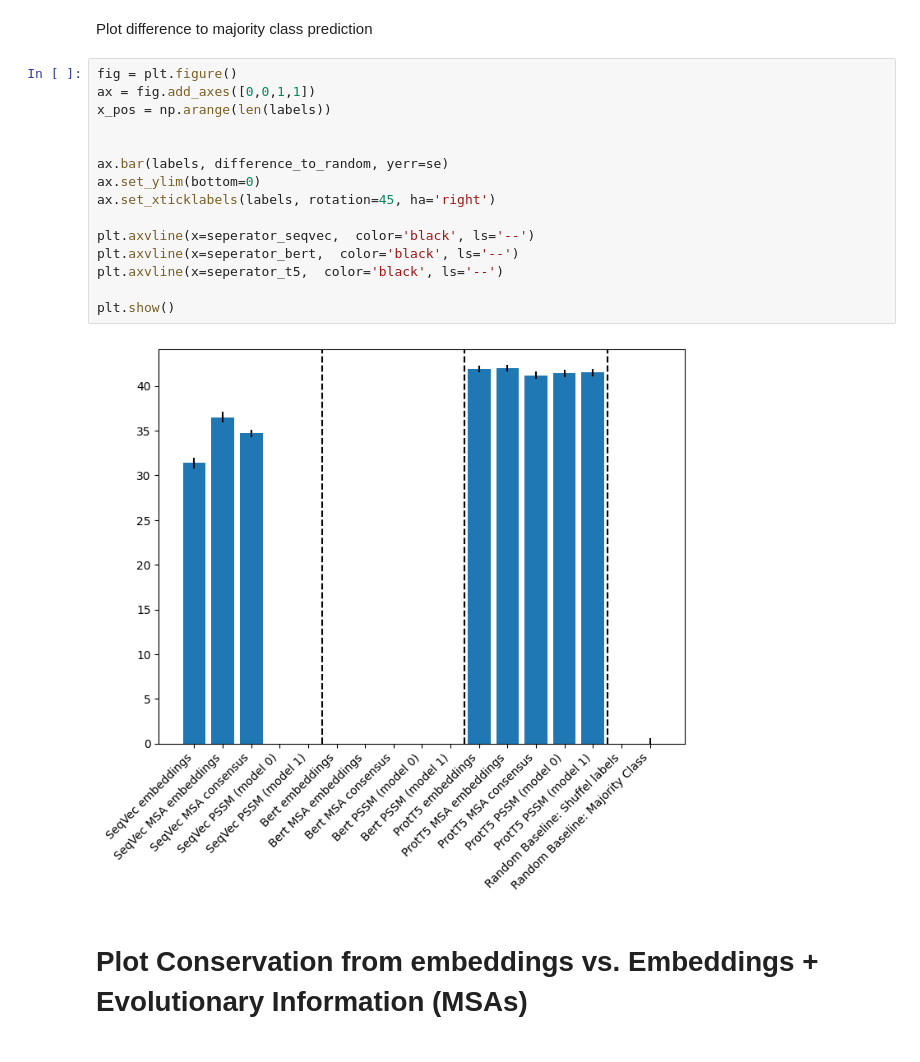
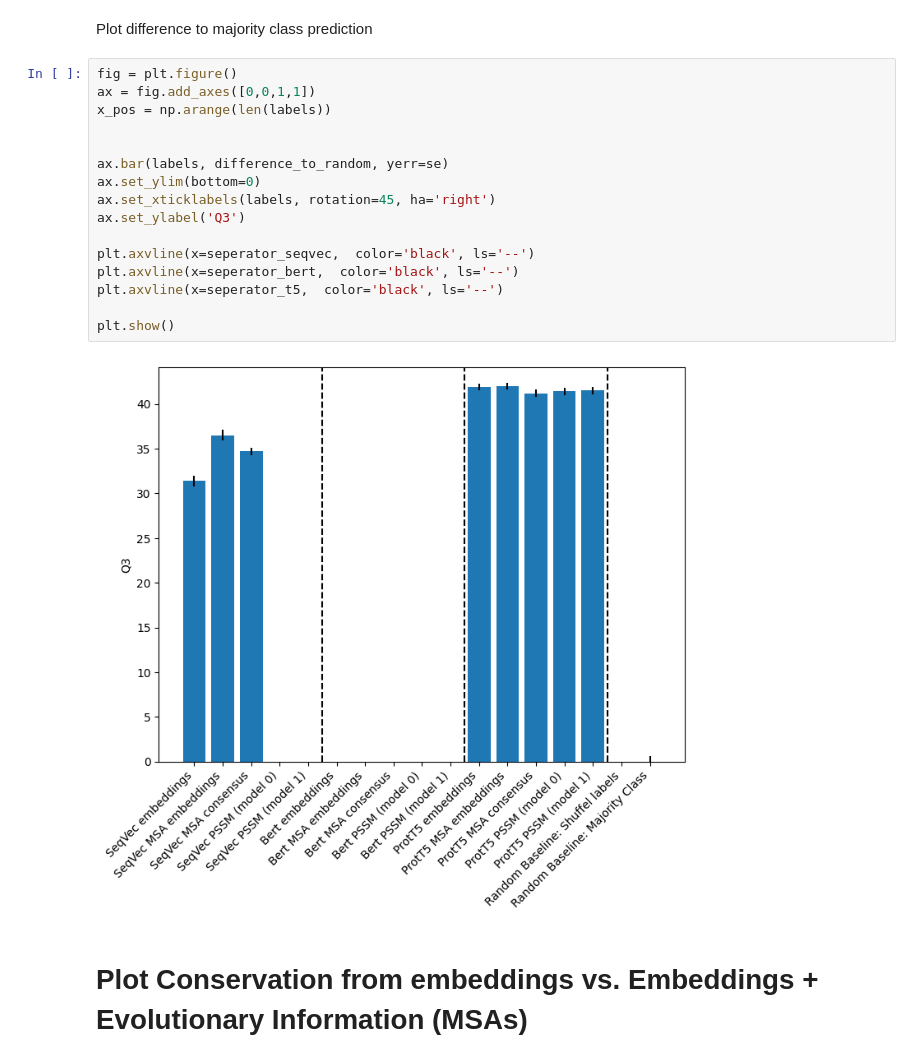
Before and after one commit to erckert/EV-embeddings-figures, a Jupyter notebook: visualizeResults.ipynb, the cells around one changed output. Saved outputs shown, nothing was run; the diff lists cells and outputs as text.

```diff
--- a/visualizeResults.ipynb
+++ b/visualizeResults.ipynb
@@ -161,20 +171,21 @@ Plot difference to majority class prediction
 # %%
 fig = plt.figure()
 ax = fig.add_axes([0,0,1,1])
 x_pos = np.arange(len(labels))
 
 
 ax.bar(labels, difference_to_random, yerr=se)
 ax.set_ylim(bottom=0)
 ax.set_xticklabels(labels, rotation=45, ha='right')
+ax.set_ylabel('Q3')
 
 plt.axvline(x=seperator_seqvec,  color='black', ls='--')
 plt.axvline(x=seperator_bert,  color='black', ls='--')
 plt.axvline(x=seperator_t5,  color='black', ls='--')
 
 plt.show()
 # %% [output]
-[figure, old version]
+[figure, new version]
 # %% [markdown]
 # Plot Conservation from embeddings vs. Embeddings + Evolutionary Information (MSAs)
 # %% [markdown]
```
Also changed, not shown: parts of 9 cells of this notebook, 1 other file.
